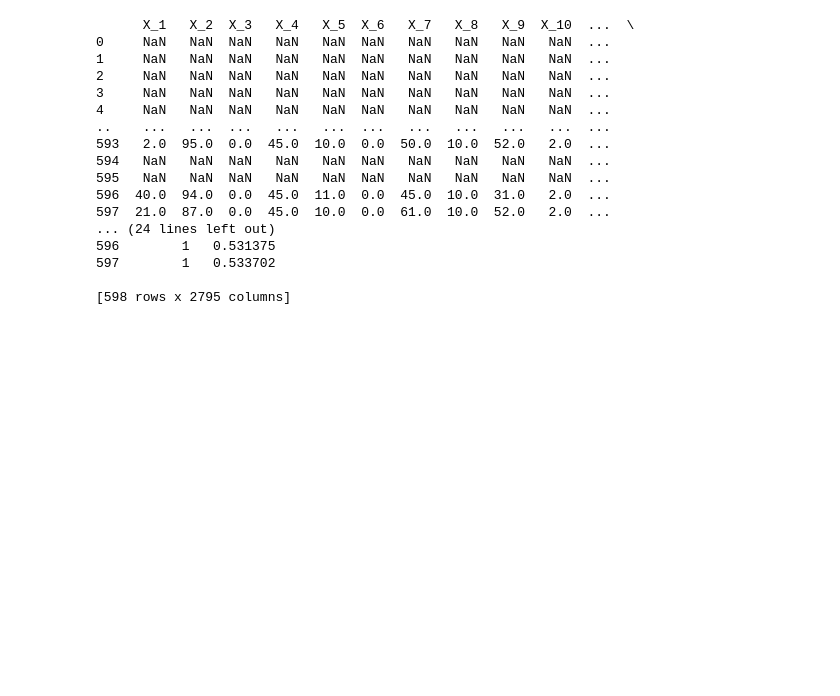
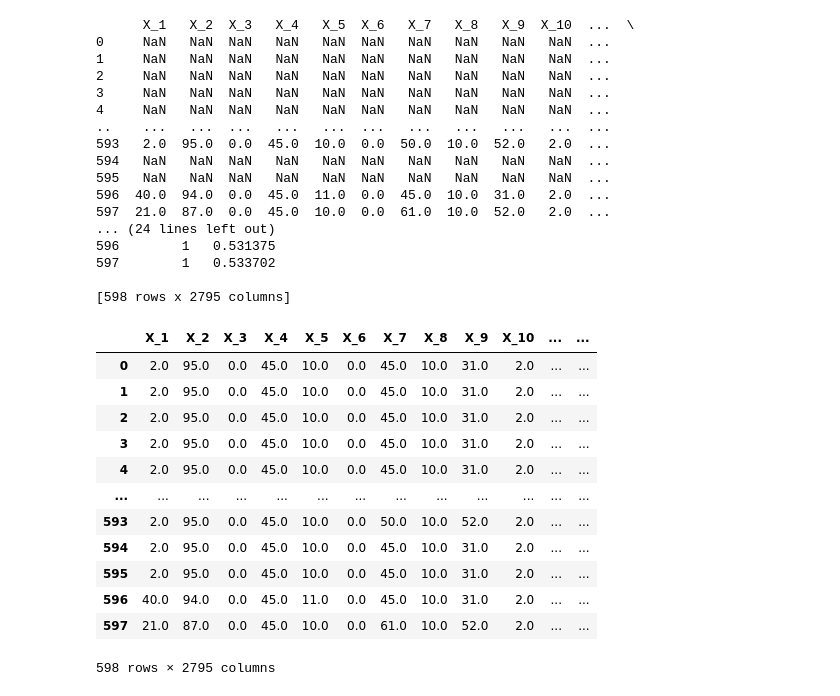
Before and after one commit to Eun-sun-Lee/LG-AImers, a Jupyter notebook: 스마트공장/smart_factory.ipynb, the cells around one changed output. Saved outputs shown, nothing was run; the diff lists cells and outputs as text; code cells hidden in the pictures; blank space fills up the shorter version.

Commit message:
feat: 중앙값으로 결측값 대체 코드 추가

```diff
--- a/스마트공장/smart_factory.ipynb
+++ b/스마트공장/smart_factory.ipynb
@@ -103,3 +103,24 @@ print(df)
 597        1   0.533702
 
 [598 rows x 2795 columns]
+# %%
+# 중앙값으로 결측값 대체
+from sklearn.impute import SimpleImputer
+
+imputer = SimpleImputer(strategy="median")
+df = pd.DataFrame(imputer.fit_transform(df), columns=df.columns)
+df
+# %% [output]
+|  | X_1 | X_2 | X_3 | X_4 | X_5 | X_6 | X_7 | X_8 | X_9 | X_10 | ... | ... |
+| 0 | 2.0 | 95.0 | 0.0 | 45.0 | 10.0 | 0.0 | 45.0 | 10.0 | 31.0 | 2.0 | ... | ... |
+| 1 | 2.0 | 95.0 | 0.0 | 45.0 | 10.0 | 0.0 | 45.0 | 10.0 | 31.0 | 2.0 | ... | ... |
+| 2 | 2.0 | 95.0 | 0.0 | 45.0 | 10.0 | 0.0 | 45.0 | 10.0 | 31.0 | 2.0 | ... | ... |
+| 3 | 2.0 | 95.0 | 0.0 | 45.0 | 10.0 | 0.0 | 45.0 | 10.0 | 31.0 | 2.0 | ... | ... |
+| 4 | 2.0 | 95.0 | 0.0 | 45.0 | 10.0 | 0.0 | 45.0 | 10.0 | 31.0 | 2.0 | ... | ... |
+| ... | ... | ... | ... | ... | ... | ... | ... | ... | ... | ... | ... | ... |
+| 593 | 2.0 | 95.0 | 0.0 | 45.0 | 10.0 | 0.0 | 50.0 | 10.0 | 52.0 | 2.0 | ... | ... |
+| 594 | 2.0 | 95.0 | 0.0 | 45.0 | 10.0 | 0.0 | 45.0 | 10.0 | 31.0 | 2.0 | ... | ... |
+| 595 | 2.0 | 95.0 | 0.0 | 45.0 | 10.0 | 0.0 | 45.0 | 10.0 | 31.0 | 2.0 | ... | ... |
+| 596 | 40.0 | 94.0 | 0.0 | 45.0 | 11.0 | 0.0 | 45.0 | 10.0 | 31.0 | 2.0 | ... | ... |
+| 597 | 21.0 | 87.0 | 0.0 | 45.0 | 10.0 | 0.0 | 61.0 | 10.0 | 52.0 | 2.0 | ... | ... |
+598 rows × 2795 columns
```
